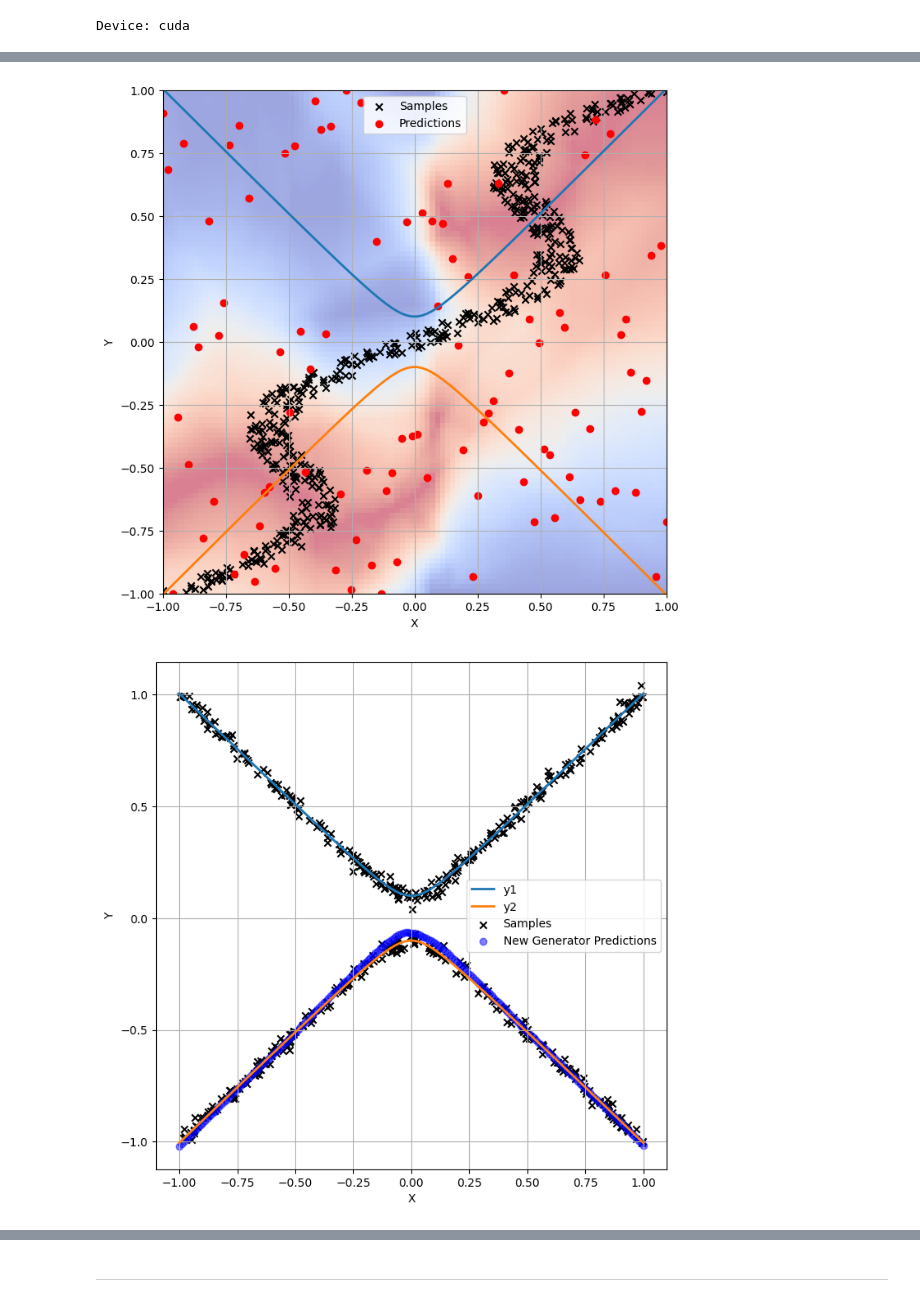
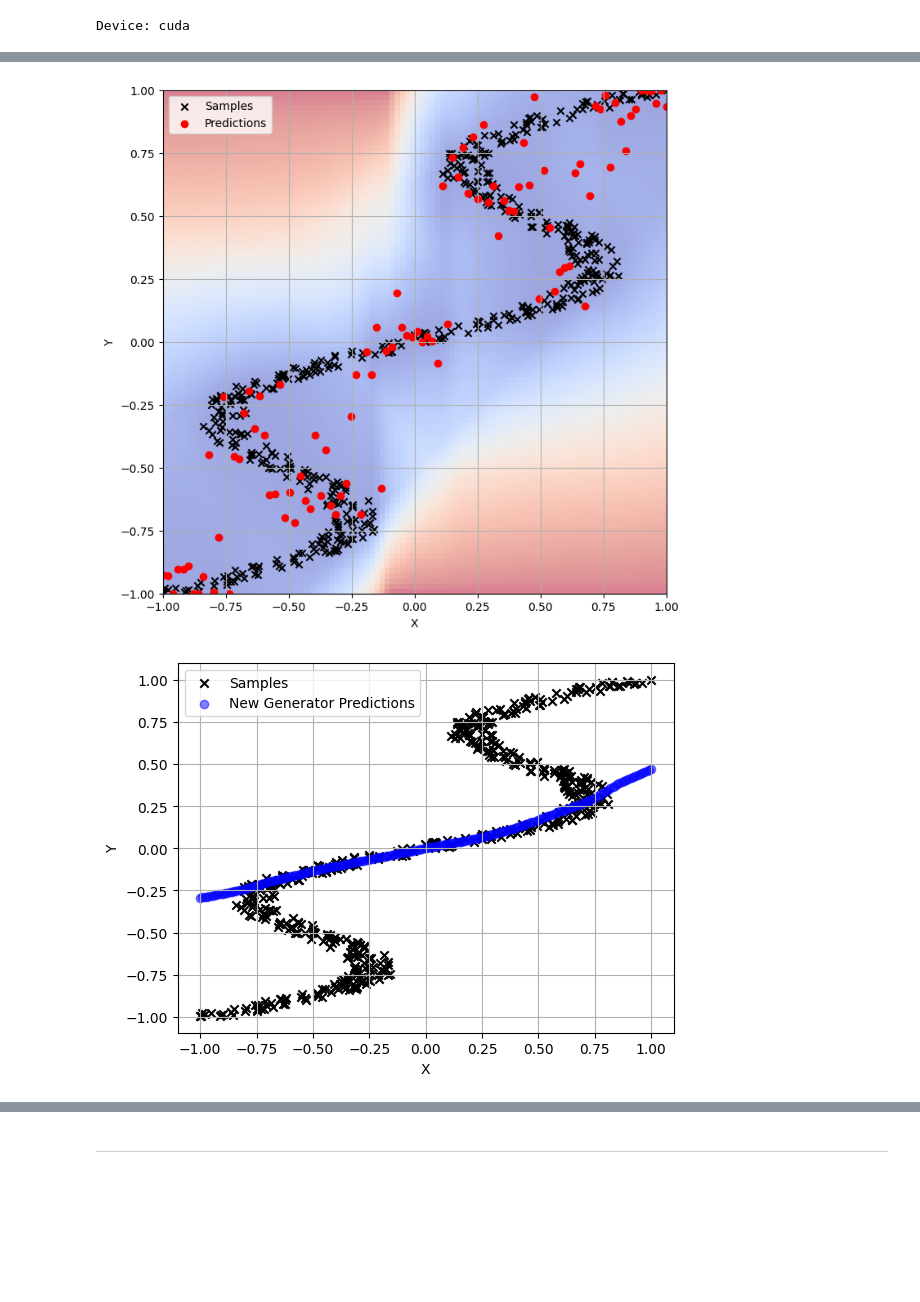
Before and after one commit to zipping-suger/MultiModLearn, a Jupyter notebook: note.ipynb, the cells around one changed output, grey strips where cells are left out. Cells and saved outputs as stored; diff of their text form; code cells hidden in the pictures; blank space fills up the shorter version.

```diff
--- a/note.ipynb
+++ b/note.ipynb
@@ -94,15 +94,13 @@ True
 n = 500
 d = 1
 t = 1
-x_train = np.random.uniform(-1, 1, (n, d)).astype(np.float32)
+y = np.random.uniform(-1, 1, (n, d)).astype(np.float32)
 noise = np.random.uniform(-0.1, 0.1, (n, d)).astype(np.float32)
-y_train = x_train + 0.3 * np.sin(2 * np.pi * x_train) + noise
+x = y + 0.5 * np.sin(2 * np.pi * y) + noise
 
 # Scale y_train to be in the range of -1 to 1
-y_train = 2 * (y_train - y_train.min()) / (y_train.max() - y_train.min()) - 1
+x = 2 * (x - x.min()) / (x.max() - x.min()) - 1
 
-x = y_train
-y = x_train
 
 # Load dataset
 batch_size = 32
@@ -451,19 +483,12 @@ action_size = 1  # joint y_target
 hidden_size = 64
 num_epochs = 100
 batch_size = 32
-neg_count = 256
+neg_count = 64
 learning_rate = 0.001
 
 # Data bounds for counter-sample generation
 y_min = torch.tensor([-1])  # Joint y_target limits (radians)
 y_max = torch.tensor([1])
-
-x_tensor = torch.tensor(x, dtype=torch.float32).unsqueeze(1)
-y_tensor = torch.tensor(y, dtype=torch.float32).unsqueeze(1)
-
-# Load dataset
-dataset = TensorDataset(x_tensor, y_tensor)
-dataloader = DataLoader(dataset, batch_size=batch_size, shuffle=True)
 
 # Initialize model, optimizer, scheduler
 energy_model = EnergyModel(input_size, action_size, hidden_size).to(device)
@@ -565,13 +604,13 @@ fig, ax = plt.subplots(figsize=(8, 8))
 heatmap = ax.imshow(energy_outputs, extent=(-1, 1, -1, 1), origin='lower', cmap='coolwarm', alpha=0.5)
 # plt.colorbar(heatmap, ax=ax, label='Energy Model Output')
 
-# Plot the function
-x_vals = np.linspace(-1, 1, 100)
-y_vals = [y_multi(x_i) for x_i in x_vals]
-y_vals_transposed = list(zip(*y_vals))
+# # Plot the function
+# x_vals = np.linspace(-1, 1, 100)
+# y_vals = [y_multi(x_i) for x_i in x_vals]
+# y_vals_transposed = list(zip(*y_vals))
 
-for i, y_val in enumerate(y_vals_transposed):
-    ax.plot(x_vals, y_val, linewidth=2)
+# for i, y_val in enumerate(y_vals_transposed):
+#     ax.plot(x_vals, y_val, linewidth=2)
 
 # Plot the samples and predictions
 ax.scatter(x, y, marker='x', color='black', label='Samples')
@@ -585,10 +624,10 @@ ax.set_xlabel('X')
 ax.set_ylabel('Y')
 ax.grid()
 ax.legend()
-plt.savefig('asset/proposal/hyperbola_ebm.png', dpi = 300)
+# plt.savefig('asset/proposal/hyperbola_ebm.png', dpi = 300)
 plt.show()
 # %% [output]
-[figure, old version]
+[figure, new version]
 # %%
 # Fixed the energy model and train a new generator
 # Fix the energy model parameters
@@ -614,41 +653,41 @@ for epoch in range(num_epochs_new_g):
         # Generate fake samples using the generator and x_input
         fake_y_target = new_generator(z, x_input)
 
         # Compute generator loss
         g_loss = energy_model(x_input, fake_y_target).mean()
 
         # Update generator
         optimizer_new_g.zero_grad()
         g_loss.backward()
         optimizer_new_g.step()
 
     # print(f"Epoch [{epoch+1}/{num_epochs_new_g}], Generator Loss: {g_loss.item():.4f}")
 
 # Random sample the query points and get the predictions using new_generator
 num_query_points = 200
 query_points = np.linspace(-1, 1, num_query_points)
 query_points_tensor = torch.tensor(query_points, dtype=torch.float32).unsqueeze(1).to(device)
 z = torch.randn(num_query_points, latent_size).to(device)
 predictions_new = new_generator(z, query_points_tensor).detach().cpu().numpy()
 
-# Plot the function, samples, and predictions from new_generator
-x_vals = np.linspace(-1, 1, 100)
-y_vals = [y_multi(x_i) for x_i in x_vals]
-y_vals_transposed = list(zip(*y_vals))
+# # Plot the function, samples, and predictions from new_generator
+# x_vals = np.linspace(-1, 1, 100)
+# y_vals = [y_multi(x_i) for x_i in x_vals]
+# y_vals_transposed = list(zip(*y_vals))
 
-plt.figure(figsize=(8, 8))
-for i, y_val in enumerate(y_vals_transposed):
-    plt.plot(x_vals, y_val, label=f'y{i+1}', linewidth=2)
+# plt.figure(figsize=(8, 8))
+# for i, y_val in enumerate(y_vals_transposed):
+#     plt.plot(x_vals, y_val, label=f'y{i+1}', linewidth=2)
 
 plt.scatter(x, y, marker='x', color='black', label='Samples')
 plt.scatter(query_points, predictions_new, marker='o', color='blue', label='New Generator Predictions', alpha=0.5)
 plt.xlabel('X')
 plt.ylabel('Y')
 plt.grid()
 plt.legend()
 plt.show()
 # %% [output]
-[figure, old version]
+[figure, new version]
 # %%
 # Hyperparameters
 input_size = 1  # x, y x_input
```
Also changed, not shown: parts of 9 cells of this notebook.
